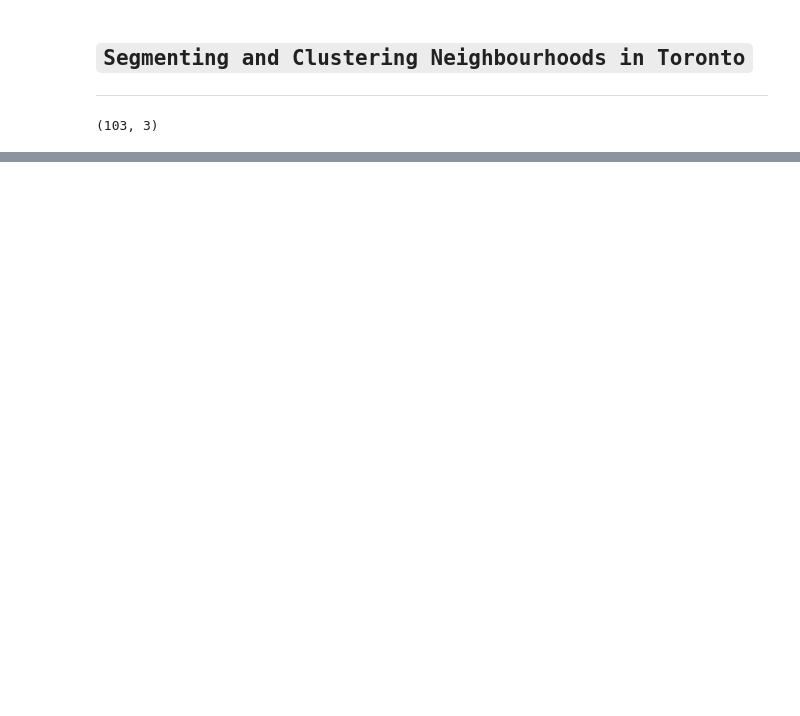
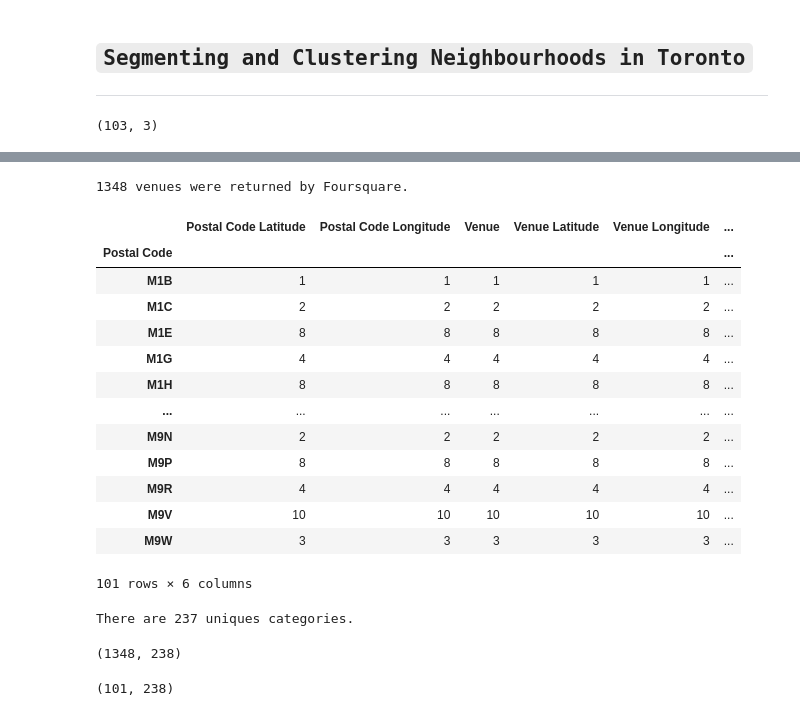
Before and after one commit to Dehyzz/IBM_Capstone, a Jupyter notebook: Clustering_in_Toronto.ipynb, the cells around one changed output, grey strips where cells are left out. Drawn from its saved outputs; the diff is of its cells as text; code cells hidden in the pictures; blank space fills up the shorter version.

```diff
--- a/Clustering_in_Toronto.ipynb
+++ b/Clustering_in_Toronto.ipynb
@@ -24,0 +44,5 @@ df.shape
+# %%
+# Adding coordinates by Postal Code
+
+coord = pd.read_csv('https://cocl.us/Geospatial_data')
+df = pd.merge(df, coord, on='Postal Code')
@@ -24,0 +80,21 @@ df.shape
+# %%
+CLIENT_ID = '1Z1J1FGK4R5WD2RSEUC3P011PLPLUP02NJGM2W1OF3UYXJ2M' # your Foursquare ID
+CLIENT_SECRET = 'R2VWWYKS1HOSJMD0X2NVS3XTJBIKCJIZ2DEL2VWANBHBX3PN' # your Foursquare Secret
+VERSION = '20180604'
+
+LIMIT = 100 # limit of number of venues returned by Foursquare API
+radius = 500 # define radius
+neighborhood_latitude = df.loc[0, 'Latitude'] # neighborhood latitude value
+neighborhood_longitude = df.loc[0, 'Longitude'] # neighborhood longitude value
+
+# create URL
+url = 'https://api.foursquare.com/v2/venues/explore?&client_id={}&client_secret={}&v={}&ll={},{}&radius={}&limit={}'.format(
+    CLIENT_ID,
+    CLIENT_SECRET,
+    VERSION,
+    neighborhood_latitude,
+    neighborhood_longitude,
+    radius,
+    LIMIT)
+results = requests.get(url).json()
+results
@@ -24,0 +201,48 @@ df.shape
+# %%
+# How many venues were returned by Foursquare?
+print('{} venues were returned by Foursquare.'.format(venues.shape[0]))
+# %% [output]
+1348 venues were returned by Foursquare.
+# %%
+# How many venues were returned for each neighborhood?
+venues.groupby('Postal Code').count()
+# %% [output]
+|  | Postal Code Latitude | Postal Code Longitude | Venue | Venue Latitude | Venue Longitude | ... |
+| Postal Code |  |  |  |  |  | ... |
+| M1B | 1 | 1 | 1 | 1 | 1 | ... |
+| M1C | 2 | 2 | 2 | 2 | 2 | ... |
+| M1E | 8 | 8 | 8 | 8 | 8 | ... |
+| M1G | 4 | 4 | 4 | 4 | 4 | ... |
+| M1H | 8 | 8 | 8 | 8 | 8 | ... |
+| ... | ... | ... | ... | ... | ... | ... |
+| M9N | 2 | 2 | 2 | 2 | 2 | ... |
+| M9P | 8 | 8 | 8 | 8 | 8 | ... |
+| M9R | 4 | 4 | 4 | 4 | 4 | ... |
+| M9V | 10 | 10 | 10 | 10 | 10 | ... |
+| M9W | 3 | 3 | 3 | 3 | 3 | ... |
+101 rows × 6 columns
+# %%
+# How many unique categories can be curated from all the returned venues?
+print('There are {} uniques categories.'.format(len(venues['Venue Category'].unique())))
+# %% [output]
+There are 237 uniques categories.
+# %%
+# one hot encoding
+onehot = pd.get_dummies(venues[['Venue Category']], prefix="", prefix_sep="")
+
+# add neighborhood column back to dataframe
+onehot['Postal Code'] = venues['Postal Code']
+
+# move neighborhood column to the first column
+fixed_columns = [onehot.columns[-1]] + list(onehot.columns[:-1])
+onehot = onehot[fixed_columns]
+
+onehot.head()
+print(onehot.shape)
+# %% [output]
+(1348, 238)
+# %%
+grouped = onehot.groupby('Postal Code').mean().reset_index()
+grouped.shape
+# %% [output]
+(101, 238)
```
Also changed, not shown: parts of 10 cells of this notebook.
